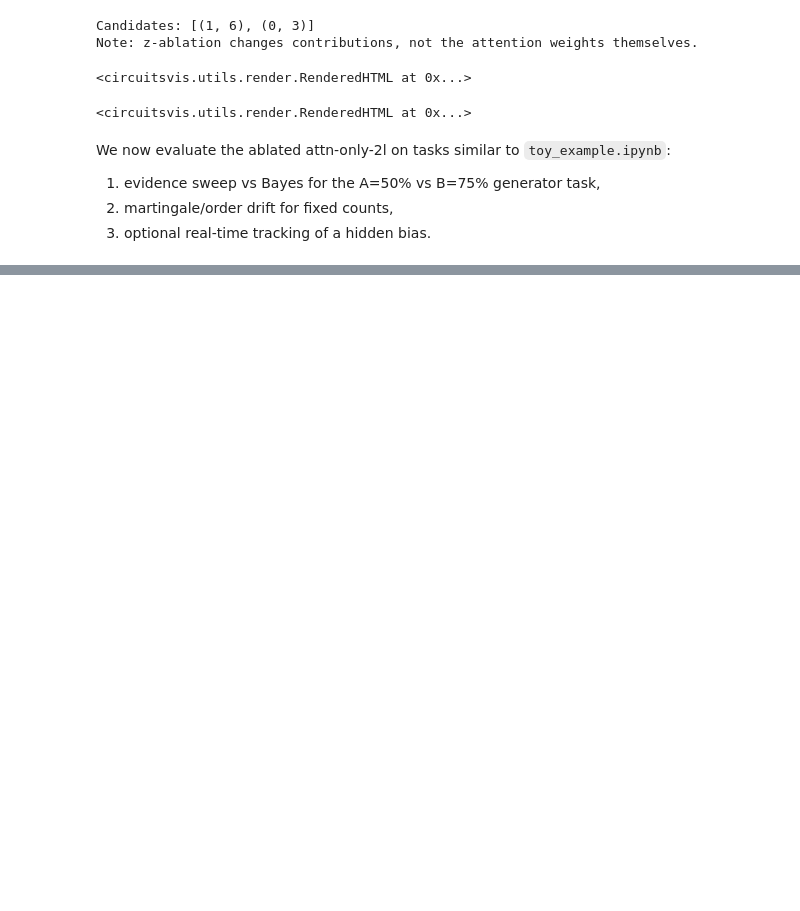
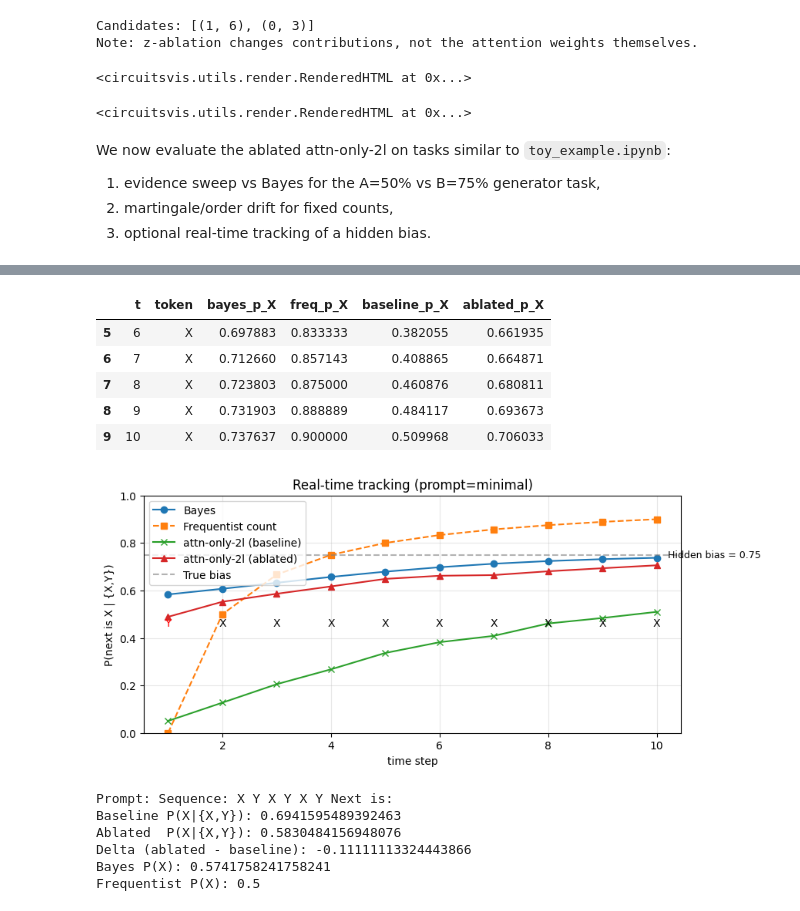
Before and after one commit to Wu-Jinzhou/bayesian-llm, a Jupyter notebook: notebooks/toy_induction.ipynb, the cells around one changed output, grey strips where cells are left out. Drawn from its saved outputs; the diff is of its cells as text; code cells hidden in the pictures; blank space fills up the shorter version.

```diff
--- a/notebooks/toy_induction.ipynb
+++ b/notebooks/toy_induction.ipynb
@@ -518,7 +534,7 @@ if abl_preds:
 
 import random
 
-MAX_SEQ_LEN = 20
+MAX_SEQ_LEN = 10
 HIDDEN_BIAS = 0.75  # true generator favors X
 
 sequence = []
@@ -546,31 +562,70 @@ for t in range(MAX_SEQ_LEN):
         't': t + 1,
         'token': token,
         'bayes_p_X': bayes_p,
         'freq_p_X': freq_p,
         'baseline_p_X': p_base,
         'ablated_p_X': p_abl,
     })
 
 track = pd.DataFrame(rows)
 display(track.tail(5))
 
 fig, ax = plt.subplots(figsize=(9, 4))
 ax.plot(track.t, track.bayes_p_X, marker='o', label='Bayes')
 ax.plot(track.t, track.freq_p_X, marker='s', linestyle='--', label='Frequentist count')
 ax.plot(track.t, track.baseline_p_X, marker='x', label='attn-only-2l (baseline)')
 if track.ablated_p_X.notna().all():
     ax.plot(track.t, track.ablated_p_X, marker='^', label='attn-only-2l (ablated)')
 ax.axhline(HIDDEN_BIAS, color='gray', linestyle='--', alpha=0.6, label='True bias')
 
+# Label hidden bias on the plot
+ax.text(track.t.max() + 0.2, HIDDEN_BIAS, f'Hidden bias = {HIDDEN_BIAS:.2f}', va='center', fontsize=9)
+
 # Annotate the generated sequence on the plot (toy_example-style)
 for i, tok in enumerate(track.token):
     ax.annotate(tok, (track.t.iloc[i], 0.45), fontsize=10, ha='center',
                 color='black' if tok == 'X' else 'red')
 
 ax.set_title(f'Real-time tracking (prompt={PROMPT_STYLE})')
 ax.set_xlabel('time step')
 ax.set_ylabel('P(next is X | {X,Y})')
-ax.set_ylim(0.3, 0.9)
+ax.set_ylim(0, 1)
 ax.grid(True, alpha=0.3)
 ax.legend(loc='upper left')
 plt.show()
+# %% [output]
+|  | t | token | bayes_p_X | freq_p_X | baseline_p_X | ablated_p_X |
+| 5 | 6 | X | 0.697883 | 0.833333 | 0.382055 | 0.661935 |
+| 6 | 7 | X | 0.712660 | 0.857143 | 0.408865 | 0.664871 |
+| 7 | 8 | X | 0.723803 | 0.875000 | 0.460876 | 0.680811 |
+| 8 | 9 | X | 0.731903 | 0.888889 | 0.484117 | 0.693673 |
+| 9 | 10 | X | 0.737637 | 0.900000 | 0.509968 | 0.706033 |
+[figure, added]
+# %%
+# Sanity check: ablation should change logits (not tied to Bayes)
+
+seq_test = ['X','Y','X','Y','X','Y']
+prompt = make_prompt(seq_test)
+
+base = p_x_for_prompt(prompt)
+abl = p_x_for_prompt(prompt, fwd_hooks=hooks) if hooks is not None else None
+
+print('Prompt:', prompt)
+print('Baseline P(X|{X,Y}):', base)
+print('Ablated  P(X|{X,Y}):', abl)
+print('Delta (ablated - baseline):', (abl - base) if abl is not None else None)
+
+# Compare to Bayes/frequentist for this sequence
+from bayesian_llm.bayes import two_generator_posterior_predictive
+
+n_x = sum(1 for x in seq_test if x == 'X')
+n_total = len(seq_test)
+print('Bayes P(X):', two_generator_posterior_predictive(n_x=n_x, n_total=n_total))
+print('Frequentist P(X):', n_x / n_total)
+# %% [output]
+Prompt: Sequence: X Y X Y X Y Next is:
+Baseline P(X|{X,Y}): 0.6941595489392463
+Ablated  P(X|{X,Y}): 0.5830484156948076
+Delta (ablated - baseline): -0.11111113324443866
+Bayes P(X): 0.5741758241758241
+Frequentist P(X): 0.5
```
Also changed, not shown: parts of 12 cells of this notebook.
